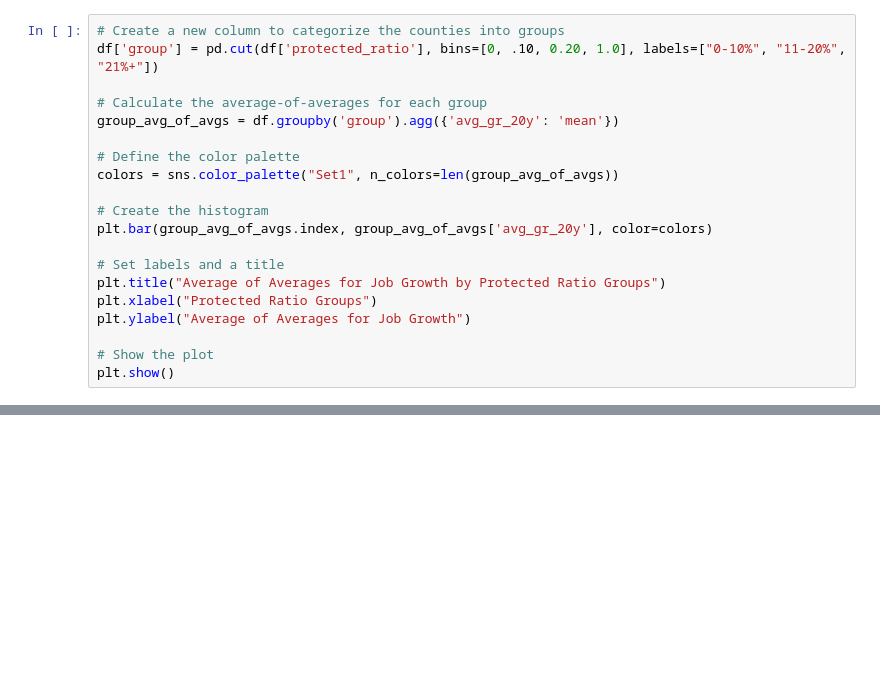
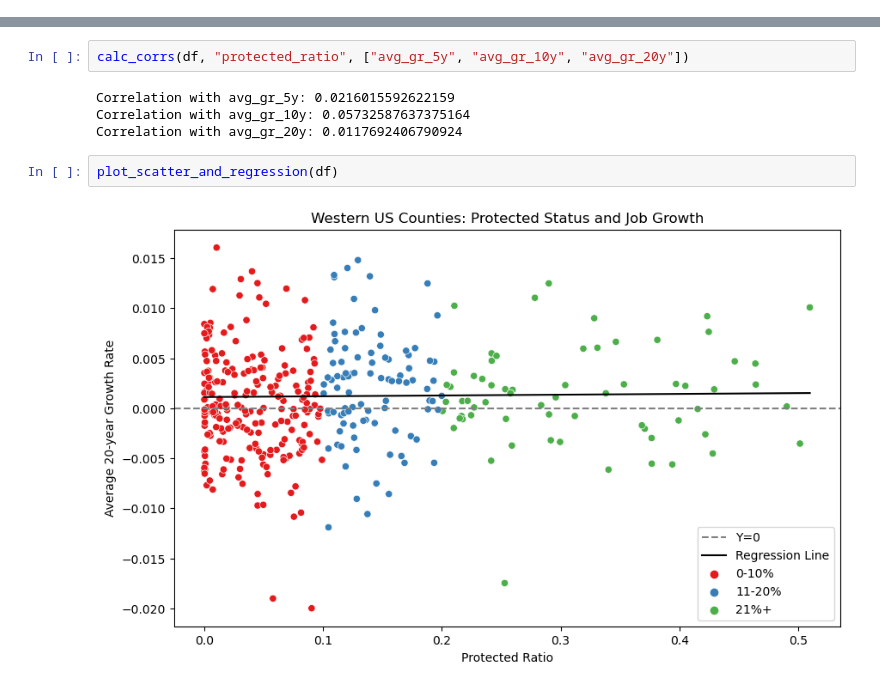
Before and after one commit to natebendermontana/western_protected_areas, a Jupyter notebook: 4_Analysis_trends.ipynb, the cells around one changed output, grey strips where cells are left out. Drawn from its saved outputs; the diff is of its cells as text; blank space fills up the shorter version.

```diff
--- a/4_Analysis_trends.ipynb
+++ b/4_Analysis_trends.ipynb
@@ -106,20 +212,0 @@ plt.show()
-# %%
-# Create a new column to categorize the counties into groups
-df['group'] = pd.cut(df['protected_ratio'], bins=[0, .10, 0.20, 1.0], labels=["0-10%", "11-20%", "21%+"])
-
-# Calculate the average-of-averages for each group
-group_avg_of_avgs = df.groupby('group').agg({'avg_gr_20y': 'mean'})
-
-# Define the color palette
-colors = sns.color_palette("Set1", n_colors=len(group_avg_of_avgs))
-
-# Create the histogram
-plt.bar(group_avg_of_avgs.index, group_avg_of_avgs['avg_gr_20y'], color=colors)
-
-# Set labels and a title
-plt.title("Average of Averages for Job Growth by Protected Ratio Groups")
-plt.xlabel("Protected Ratio Groups")
-plt.ylabel("Average of Averages for Job Growth")
-
-# Show the plot
-plt.show()
@@ -160,0 +238,10 @@ group_avg_of_avgs
+# %%
+calc_corrs(df, "protected_ratio", ["avg_gr_5y", "avg_gr_10y", "avg_gr_20y"])
+# %% [output]
+Correlation with avg_gr_5y: 0.0216015592622159
+Correlation with avg_gr_10y: 0.05732587637375164
+Correlation with avg_gr_20y: 0.0117692406790924
+# %%
+plot_scatter_and_regression(df)
+# %% [output]
+[figure, added]
```
Also changed, not shown: parts of 30 cells of this notebook, 1 other file.
